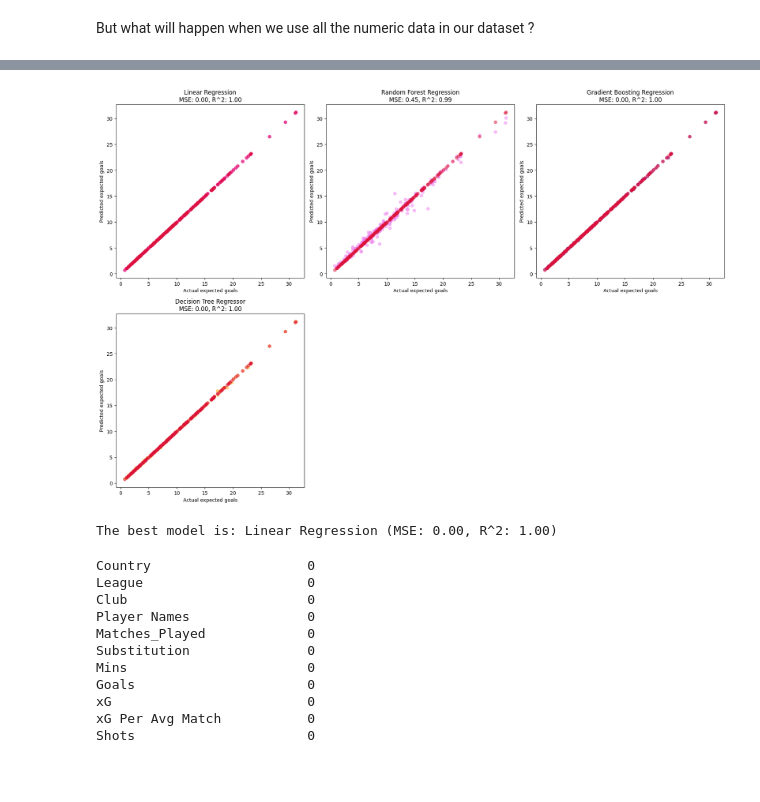
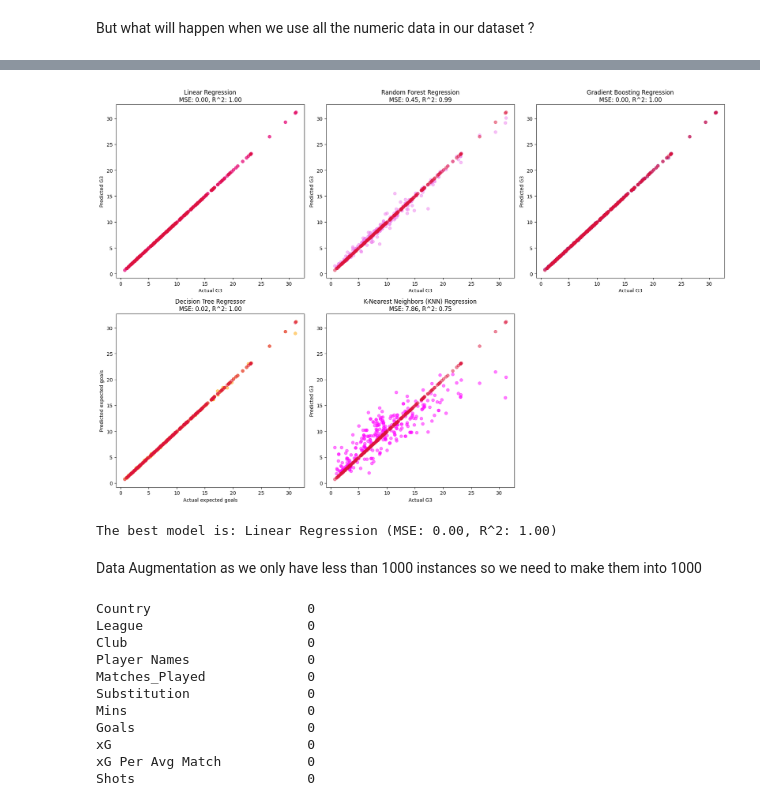
Before and after one commit to AbdelrahmanAboegela/Projects, a Jupyter notebook: Programming/Data Science/Football copy.ipynb, the cells around one changed output, grey strips where cells are left out. Drawn from its saved outputs; the diff is of its cells as text; code cells hidden in the pictures; blank space fills up the shorter version.

```diff
--- a/Programming/Data Science/Football copy.ipynb
+++ b/Programming/Data Science/Football copy.ipynb
@@ -746,3 +783,15 @@ print(results)
 154    8.10       8.10
 
 [300 rows x 2 columns]
+# %%
+from sklearn.neighbors import KNeighborsRegressor
+knn_reg = KNeighborsRegressor(n_neighbors=5)
+knn_reg.fit(X_train, y_train)
+y_pred_knn = knn_reg.predict(X_test)
+mse_knn = mean_squared_error(y_test, y_pred_knn)
+r2_knn = r2_score(y_test, y_pred_knn)
+print(mse_knn)
+print(r2_knn)
+
+results = pd.DataFrame({'Actual': y_test, 'Predicted': y_pred_knn})
+print(results)
@@ -752,41 +818,48 @@ plt.figure(figsize=(18, 12))
 # Plot actual vs. predicted values for Linear Regression
 
 plt.subplot(2, 3, 1)
 plt.scatter(y_test, y_pred_linear, color='magenta', alpha=0.5)
 plt.scatter(y_test, y_test, color='crimson', alpha=0.5, label='Actual')
-plt.xlabel('Actual expected goals')
-plt.ylabel('Predicted expected goals')
+plt.xlabel('Actual G3')
+plt.ylabel('Predicted G3')
 plt.title('Linear Regression\nMSE: {:.2f}, R^2: {:.2f}'.format(mse_linear, r2_linear))
 
 # Plot actual vs. predicted values for Random Forest Regression
 plt.subplot(2, 3, 2)
 plt.scatter(y_test, y_pred_rf, color='violet', alpha=0.5)
 plt.scatter(y_test, y_test, color='crimson', alpha=0.5, label='Actual')
-plt.xlabel('Actual expected goals')
-plt.ylabel('Predicted expected goals')
+plt.xlabel('Actual G3')
+plt.ylabel('Predicted G3')
 plt.title('Random Forest Regression\nMSE: {:.2f}, R^2: {:.2f}'.format(mse_rf, r2_rf))
 
 # Plot actual vs. predicted values for Gradient Boosting Regression
 plt.subplot(2, 3, 3)
 plt.scatter(y_test, y_pred_gb, color='purple', alpha=0.5)
 plt.scatter(y_test, y_test, color='crimson', alpha=0.5, label='Actual')
-plt.xlabel('Actual expected goals')
-plt.ylabel('Predicted expected goals')
+plt.xlabel('Actual G3')
+plt.ylabel('Predicted G3')
 plt.title('Gradient Boosting Regression\nMSE: {:.2f}, R^2: {:.2f}'.format(mse_gb, r2_gb))
-
 
 # Plot Decision Tree Regressor predictions vs. actual values
 plt.subplot(2, 3, 4)
 plt.scatter(y_test, y_pred_dt, color='orange', alpha=0.5)
 plt.scatter(y_test, y_test, color='crimson', alpha=0.5, label='Actual')
 plt.xlabel('Actual expected goals')
 plt.ylabel('Predicted expected goals')
 plt.title('Decision Tree Regressor\nMSE: {:.2f}, R^2: {:.2f}'.format(mse_dt, r2_dt))
 
+# Plot K-Nearest Neighbors (KNN) Regression predictions vs. actual values
+plt.subplot(2, 3, 5)
+plt.scatter(y_test, y_pred_knn, color='magenta', alpha=0.5)
+plt.scatter(y_test, y_test, color='crimson', alpha=0.5, label='Actual')
+plt.xlabel('Actual G3')
+plt.ylabel('Predicted G3')
+plt.title('K-Nearest Neighbors (KNN) Regression\nMSE: {:.2f}, R^2: {:.2f}'.format(mse_knn, r2_knn))
+
 plt.tight_layout()
 plt.show()
 # %% [output]
-[figure, old version]
+[figure, new version]
 # %%
 models = {
     'Linear Regression': (mse_linear, r2_linear, y_pred_linear),
@@ -802,6 +876,8 @@ best_mse, best_r2, best_predictions = models[best_model_name]
 print(f"The best model is: {best_model_name} (MSE: {best_mse:.2f}, R^2: {best_r2:.2f})")
 # %% [output]
 The best model is: Linear Regression (MSE: 0.00, R^2: 1.00)
+# %% [markdown]
+Data Augmentation as we only have less than 1000 instances so we need to make them into 1000
 # %%
 df = pd.read_csv('Football copy.csv')
 
```
Also changed, not shown: parts of 21 cells of this notebook.
